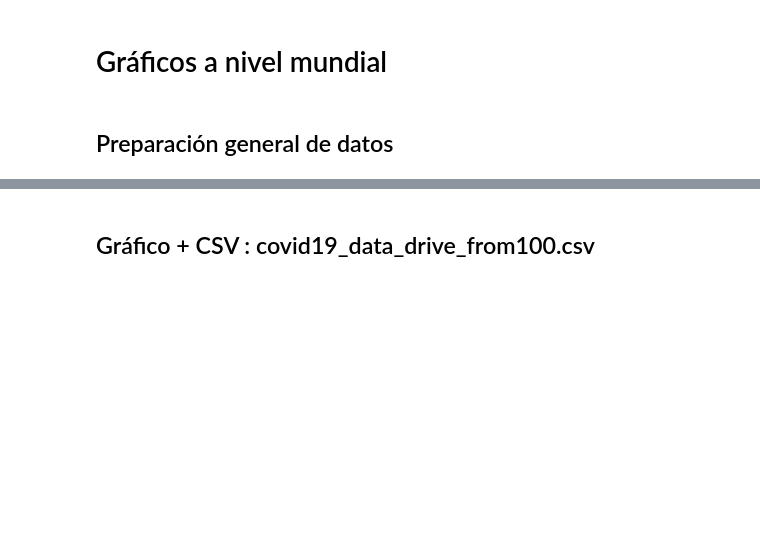
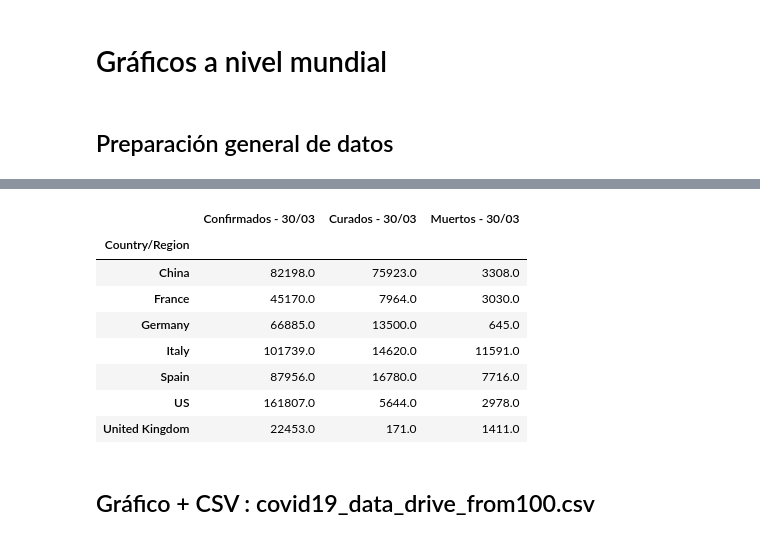
Before and after one commit to akakicreations/covid19-project, a Jupyter notebook: covid19_notebook_WEBFINAL.ipynb, the cells around one changed output, grey strips where cells are left out. Drawn from its saved outputs; the diff is of its cells as text; code cells hidden in the pictures; blank space fills up the shorter version.

Commit message:
actualizacion

```diff
--- a/covid19_notebook_WEBFINAL.ipynb
+++ b/covid19_notebook_WEBFINAL.ipynb
@@ -48,0 +51,70 @@ data_time.tail()
+# %%
+######### Confirmados
+
+data_confirmed = pd.read_csv("COVID-19/csse_covid_19_data/csse_covid_19_time_series/time_series_covid19_confirmed_global.csv" )
+#Saco un dataset con solo los países
+data_confirmed = data_confirmed.groupby("Country/Region", as_index=False).sum()
+# Hago transposición de los datos para mover las columnas en filas
+data_confirmed = data_confirmed.set_index('Country/Region').transpose()
+# Y me quedo sólo con los datos temporales y número de casos
+data_confirmed = data_confirmed[2:]
+# Cogemos solo determinados países
+data_confirmed = data_confirmed[['China', 'France', 'Germany', 'Italy','Spain', 'US', 'United Kingdom']]
+data_confirmed = data_confirmed[-1:]
+print(data_confirmed)
+
+######### Muertos
+
+data_deaths = pd.read_csv("COVID-19/csse_covid_19_data/csse_covid_19_time_series/time_series_covid19_deaths_global.csv")
+#Saco un dataset con solo los países
+data_deaths = data_deaths.groupby("Country/Region", as_index=False).sum()
+#Se ve que están todos y comprobado que suma
+data_deaths[::]
+# Hago transposición de los datos para mover las columnas en filas
+data_deaths = data_deaths.set_index('Country/Region').transpose()
+
+# Y me quedo sólo con los datos temporales y número de casos
+data_deaths = data_deaths[2:]
+data_deaths.tail()
+# Cogemos solo determinados países
+data_deaths = data_deaths[['China', 'France', 'Germany', 'Italy','Spain', 'US', 'United Kingdom']]
+data_deaths = data_deaths[-1:]
+print(data_deaths)
+
+######### Recuperados
+
+data_recovered = pd.read_csv("COVID-19/csse_covid_19_data/csse_covid_19_time_series/time_series_covid19_recovered_global.csv" )
+#Saco un dataset con solo los países
+data_recovered = data_recovered.groupby("Country/Region", as_index=False).sum()
+# Hago transposición de los datos para mover las columnas en filas
+data_recovered = data_recovered.set_index('Country/Region').transpose()
+# Y me quedo sólo con los datos temporales y número de casos
+data_recovered = data_recovered[2:]
+# Cogemos solo determinados países
+data_recovered = data_recovered[['China', 'France', 'Germany', 'Italy','Spain', 'US', 'United Kingdom']]
+data_recovered = data_recovered[-1:]
+print(data_recovered)
+
+######### Merge de datos
+
+# Saco la fecha:
+from datetime import datetime, timedelta
+date_today_intern = date.today()
+date_today_intern = date_today_intern.today() - timedelta(days=1) #Quito uno porque esta base de datos siempre muestra datos del día anterior
+date_today_intern = date_today_intern.strftime('%d/%m')
+print(date_today_intern)
+
+#Juntar ahora datos
+data_columns = ['Confirmados' + ' - ' + date_today_intern, 'Curados' + ' - ' + date_today_intern, 'Muertos'+ ' - ' + date_today_intern]
+
+data_together = pd.merge(data_confirmed, data_recovered, how='outer')
+data_together = pd.merge(data_together, data_deaths, how='outer')
+data_together.index = data_columns
+data_together = data_together.transpose()
+# data_together = data_together.reindex(columns =data_columns)
+# data_together = data_together.reindex(data_index)
+
+# Exporto CSV
+data_together.to_csv('covid19_data_drive_actual.csv', sep = ';')
+data_together
+# %% [output]
@@ -49,3 +137,12 @@ data_time.tail()
+|  | Confirmados - 30/03 | Curados - 30/03 | Muertos - 30/03 |
+| Country/Region |  |  |  |
+| China | 82198.0 | 75923.0 | 3308.0 |
+| France | 45170.0 | 7964.0 | 3030.0 |
+| Germany | 66885.0 | 13500.0 | 645.0 |
+| Italy | 101739.0 | 14620.0 | 11591.0 |
+| Spain | 87956.0 | 16780.0 | 7716.0 |
+| US | 161807.0 | 5644.0 | 2978.0 |
+| United Kingdom | 22453.0 | 171.0 | 1411.0 |
 # %% [markdown]
 ## Gráfico + CSV : covid19_data_drive_from100.csv
 # %%
```
Also changed, not shown: parts of 8 cells of this notebook, 3 other files.
